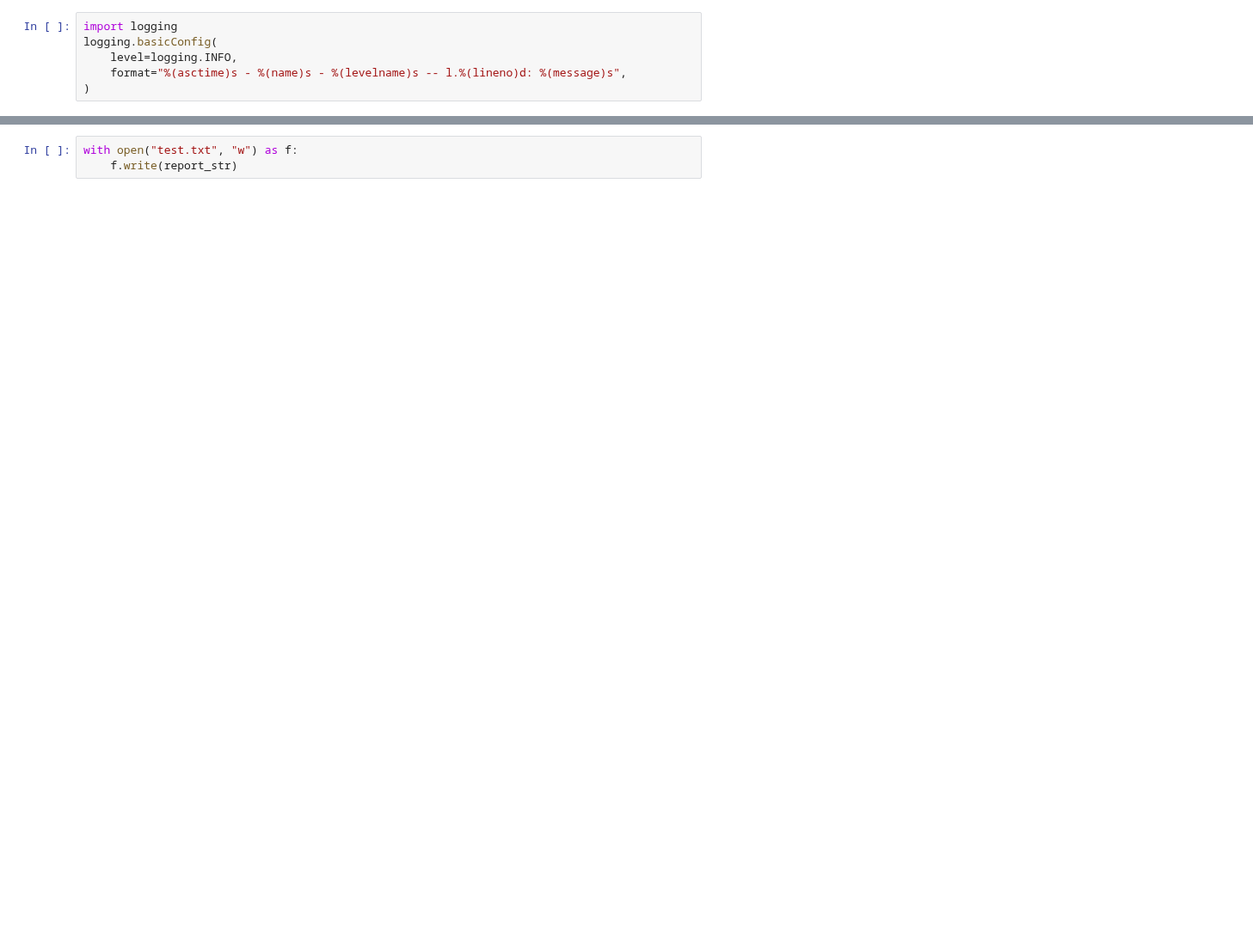
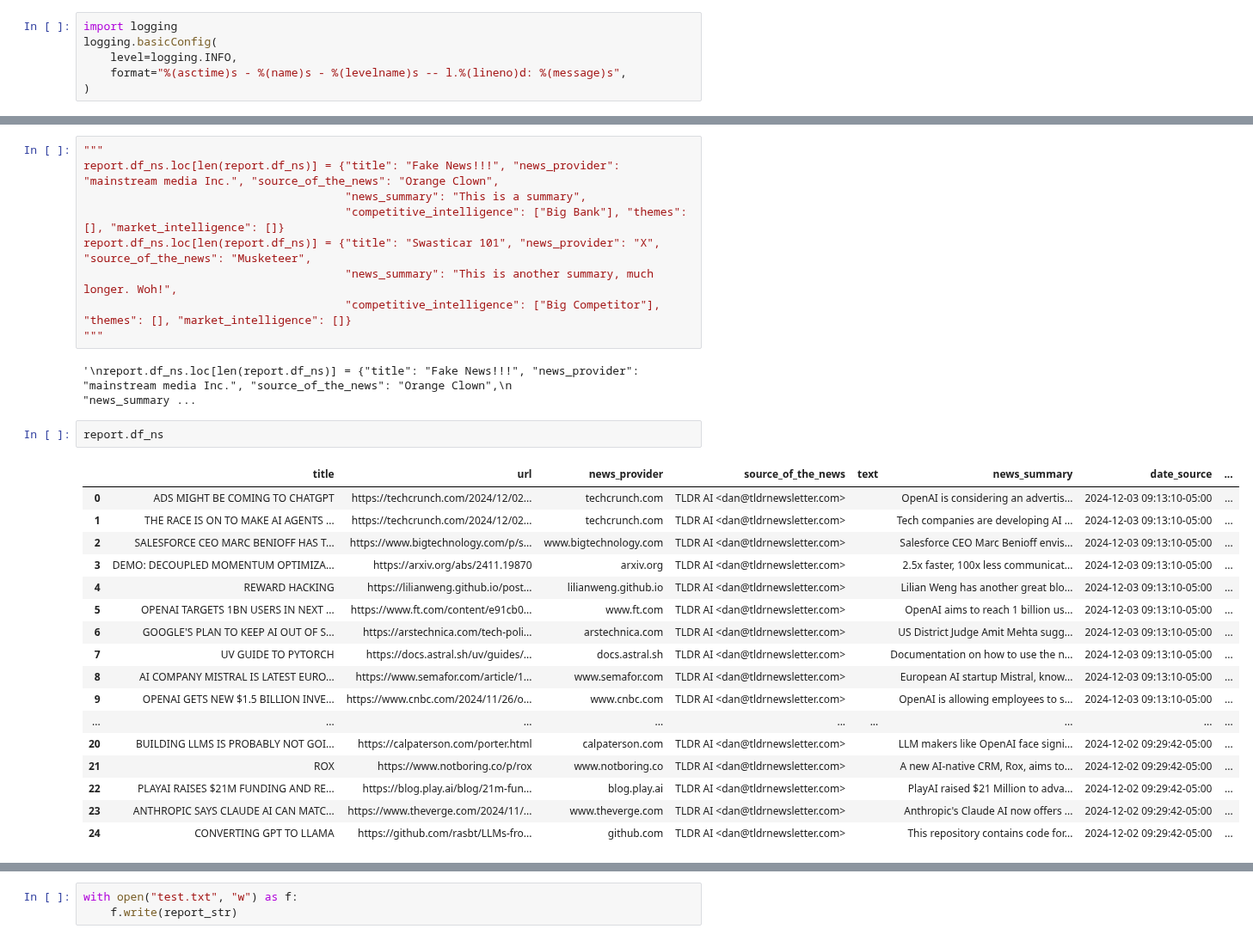
Before and after one commit to bcrestel/automatic_newsletter, a Jupyter notebook: notebooks/experimentations/test_reporting.ipynb, the cells around one changed output, grey strips where cells are left out. Shown at 86% size. Drawn from its saved outputs; the diff is of its cells as text; blank space fills up the shorter version.

Commit message:
reformat report

```diff
--- a/notebooks/experimentations/test_reporting.ipynb
+++ b/notebooks/experimentations/test_reporting.ipynb
@@ -40,0 +41,31 @@ report = Report(
+# %%
+"""
+report.df_ns.loc[len(report.df_ns)] = {"title": "Fake News!!!", "news_provider": "mainstream media Inc.", "source_of_the_news": "Orange Clown",
+                                       "news_summary": "This is a summary",
+                                       "competitive_intelligence": ["Big Bank"], "themes": [], "market_intelligence": []}
+report.df_ns.loc[len(report.df_ns)] = {"title": "Swasticar 101", "news_provider": "X", "source_of_the_news": "Musketeer",
+                                       "news_summary": "This is another summary, much longer. Woh!",
+                                       "competitive_intelligence": ["Big Competitor"], "themes": [], "market_intelligence": []}
+"""
+# %% [output]
+'\nreport.df_ns.loc[len(report.df_ns)] = {"title": "Fake News!!!", "news_provider": "mainstream media Inc.", "source_of_the_news": "Orange Clown",\n                                       "news_summary ...
+# %%
+report.df_ns
+# %% [output]
+|  | title | url | news_provider | source_of_the_news | text | news_summary | date_source | ... |
+| 0 | ADS MIGHT BE COMING TO CHATGPT | https://techcrunch.com/2024/12/02... | techcrunch.com | TLDR AI <dan@tldrnewsletter.com> |  | OpenAI is considering an advertis... | 2024-12-03 09:13:10-05:00 | ... |
+| 1 | THE RACE IS ON TO MAKE AI AGENTS ... | https://techcrunch.com/2024/12/02... | techcrunch.com | TLDR AI <dan@tldrnewsletter.com> |  | Tech companies are developing AI ... | 2024-12-03 09:13:10-05:00 | ... |
+| 2 | SALESFORCE CEO MARC BENIOFF HAS T... | https://www.bigtechnology.com/p/s... | www.bigtechnology.com | TLDR AI <dan@tldrnewsletter.com> |  | Salesforce CEO Marc Benioff envis... | 2024-12-03 09:13:10-05:00 | ... |
+| 3 | DEMO: DECOUPLED MOMENTUM OPTIMIZA... | https://arxiv.org/abs/2411.19870 | arxiv.org | TLDR AI <dan@tldrnewsletter.com> |  | 2.5x faster, 100x less communicat... | 2024-12-03 09:13:10-05:00 | ... |
+| 4 | REWARD HACKING | https://lilianweng.github.io/post... | lilianweng.github.io | TLDR AI <dan@tldrnewsletter.com> |  | Lilian Weng has another great blo... | 2024-12-03 09:13:10-05:00 | ... |
+| 5 | OPENAI TARGETS 1BN USERS IN NEXT ... | https://www.ft.com/content/e91cb0... | www.ft.com | TLDR AI <dan@tldrnewsletter.com> |  | OpenAI aims to reach 1 billion us... | 2024-12-03 09:13:10-05:00 | ... |
+| 6 | GOOGLE'S PLAN TO KEEP AI OUT OF S... | https://arstechnica.com/tech-poli... | arstechnica.com | TLDR AI <dan@tldrnewsletter.com> |  | US District Judge Amit Mehta sugg... | 2024-12-03 09:13:10-05:00 | ... |
+| 7 | UV GUIDE TO PYTORCH | https://docs.astral.sh/uv/guides/... | docs.astral.sh | TLDR AI <dan@tldrnewsletter.com> |  | Documentation on how to use the n... | 2024-12-03 09:13:10-05:00 | ... |
+| 8 | AI COMPANY MISTRAL IS LATEST EURO... | https://www.semafor.com/article/1... | www.semafor.com | TLDR AI <dan@tldrnewsletter.com> |  | European AI startup Mistral, know... | 2024-12-03 09:13:10-05:00 | ... |
+| 9 | OPENAI GETS NEW $1.5 BILLION INVE... | https://www.cnbc.com/2024/11/26/o... | www.cnbc.com | TLDR AI <dan@tldrnewsletter.com> |  | OpenAI is allowing employees to s... | 2024-12-03 09:13:10-05:00 | ... |
+| ... | ... | ... | ... | ... | ... | ... | ... | ... |
+| 20 | BUILDING LLMS IS PROBABLY NOT GOI... | https://calpaterson.com/porter.html | calpaterson.com | TLDR AI <dan@tldrnewsletter.com> |  | LLM makers like OpenAI face signi... | 2024-12-02 09:29:42-05:00 | ... |
+| 21 | ROX | https://www.notboring.co/p/rox | www.notboring.co | TLDR AI <dan@tldrnewsletter.com> |  | A new AI-native CRM, Rox, aims to... | 2024-12-02 09:29:42-05:00 | ... |
+| 22 | PLAYAI RAISES $21M FUNDING AND RE... | https://blog.play.ai/blog/21m-fun... | blog.play.ai | TLDR AI <dan@tldrnewsletter.com> |  | PlayAI raised $21 Million to adva... | 2024-12-02 09:29:42-05:00 | ... |
+| 23 | ANTHROPIC SAYS CLAUDE AI CAN MATC... | https://www.theverge.com/2024/11/... | www.theverge.com | TLDR AI <dan@tldrnewsletter.com> |  | Anthropic's Claude AI now offers ... | 2024-12-02 09:29:42-05:00 | ... |
+| 24 | CONVERTING GPT TO LLAMA | https://github.com/rasbt/LLMs-fro... | github.com | TLDR AI <dan@tldrnewsletter.com> |  | This repository contains code for... | 2024-12-02 09:29:42-05:00 | ... |
```
Also changed, not shown: parts of 20 cells of this notebook, 3 other files.
